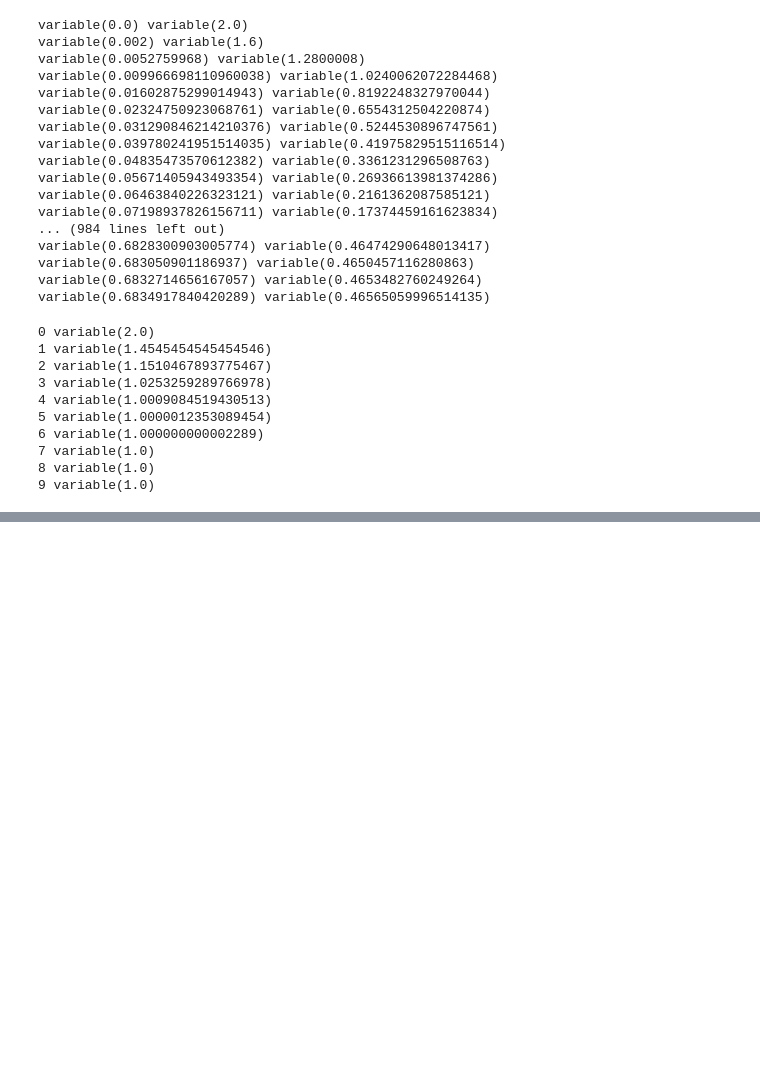
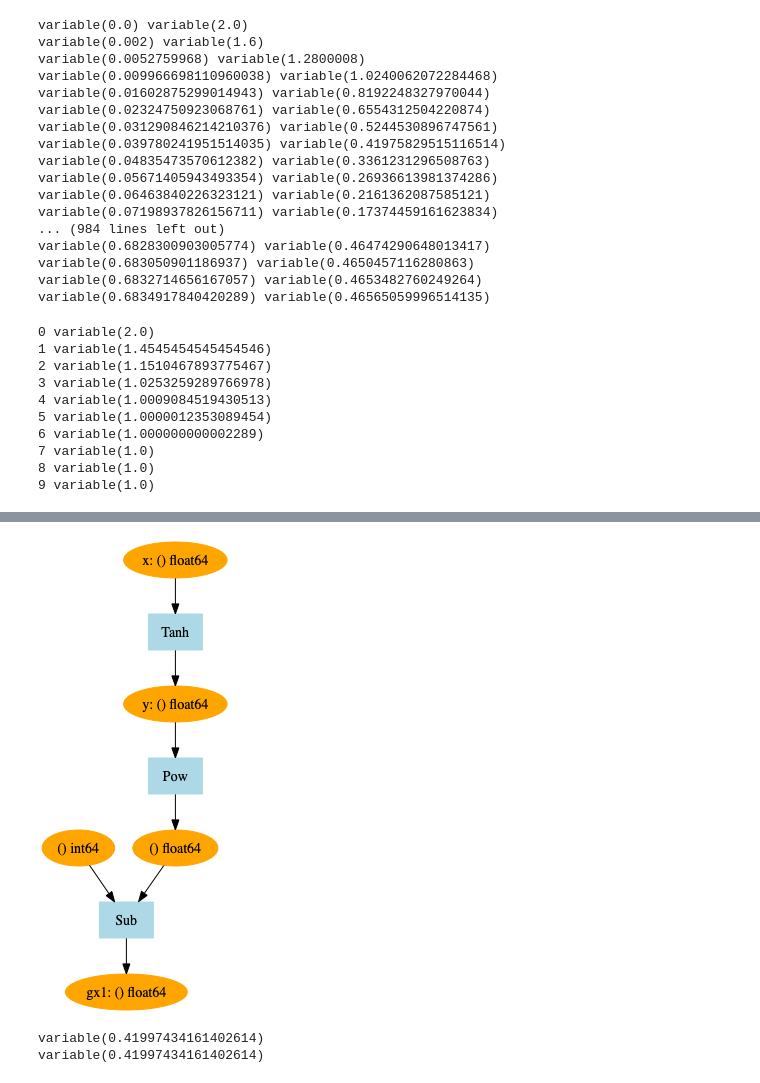
Before and after one commit to young-hun-jo/DeepLearningOnlyNumpy, a Jupyter notebook: season3/hands_on/제3고지.ipynb, the cells around one changed output, grey strips where cells are left out. Drawn from its saved outputs; the diff is of its cells as text; code cells hidden in the pictures; blank space fills up the shorter version.

```diff
--- a/season3/hands_on/제3고지.ipynb
+++ b/season3/hands_on/제3고지.ipynb
@@ -349,0 +498,54 @@ for i in range(iters):
+# %%
+# Tanh 함수 추가한 후 순전파가 아닌 미분 즉, 역전파의 계산 그래프 시각화
+import sys
+sys.path.append('..')
+import numpy as np
+from dezero import Variable
+from dezero import functions as F
+from dezero.utils import plot_dot_graph
+
+x = Variable(np.array(1.0))
+y = F.tanh(x)
+x.name = 'x'
+y.name = 'y'
+# 1차 미분 수행
+y.backward(use_heap=True, create_graph=True)
+
+iters = 0
+
+for i in range(iters):
+    gx = x.grad
+    x.clear_grad()
+    gx.backward(use_heap=True, create_graph=True)
+
+# 계산 그래프 시각화
+gx = x.grad
+gx.name = 'gx' + str(iters+1)
+plot_dot_graph(gx, verbose=True, to_file='graph2.png')
+# %% [output]
+[figure, added]
+# %%
+# Tanh 함수 추가한 후 순전파가 아닌 미분 즉, 역전파의 계산 그래프 시각화
+import sys
+sys.path.append('..')
+import numpy as np
+from dezero import Variable
+from dezero import functions as F
+from dezero.utils import plot_dot_graph
+
+x = Variable(np.array(1.0))
+y = F.tanh(x)
+x.name = 'x'
+y.name = 'y'
+# 1차 미분 수행
+y.backward(use_heap=True, create_graph=True)
+print(x.grad)
+
+# 2차 미분 수행
+gx = x.grad
+x.clear_grad()
+gx.backward(use_heap=True, create_graph=True)
+print(x.grad)
+# %% [output]
+variable(0.41997434161402614)
+variable(0.41997434161402614)
```
Also changed, not shown: parts of 10 cells of this notebook, 1 other file.
